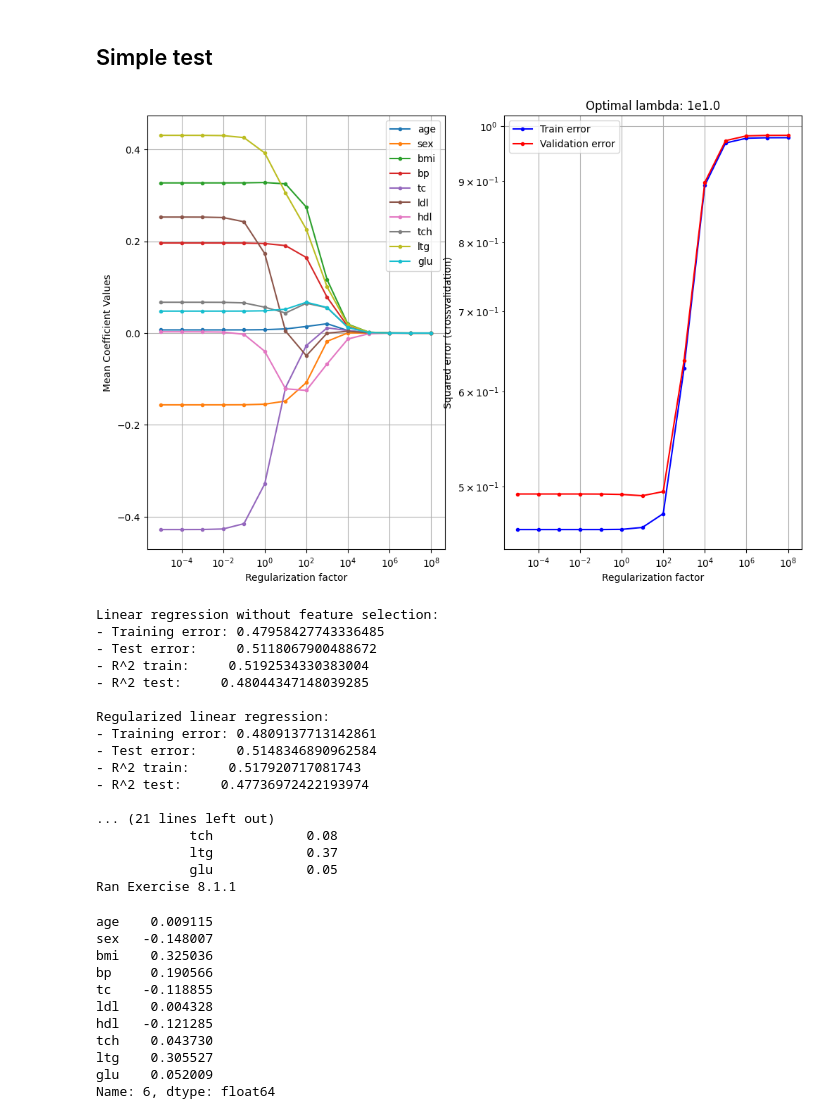
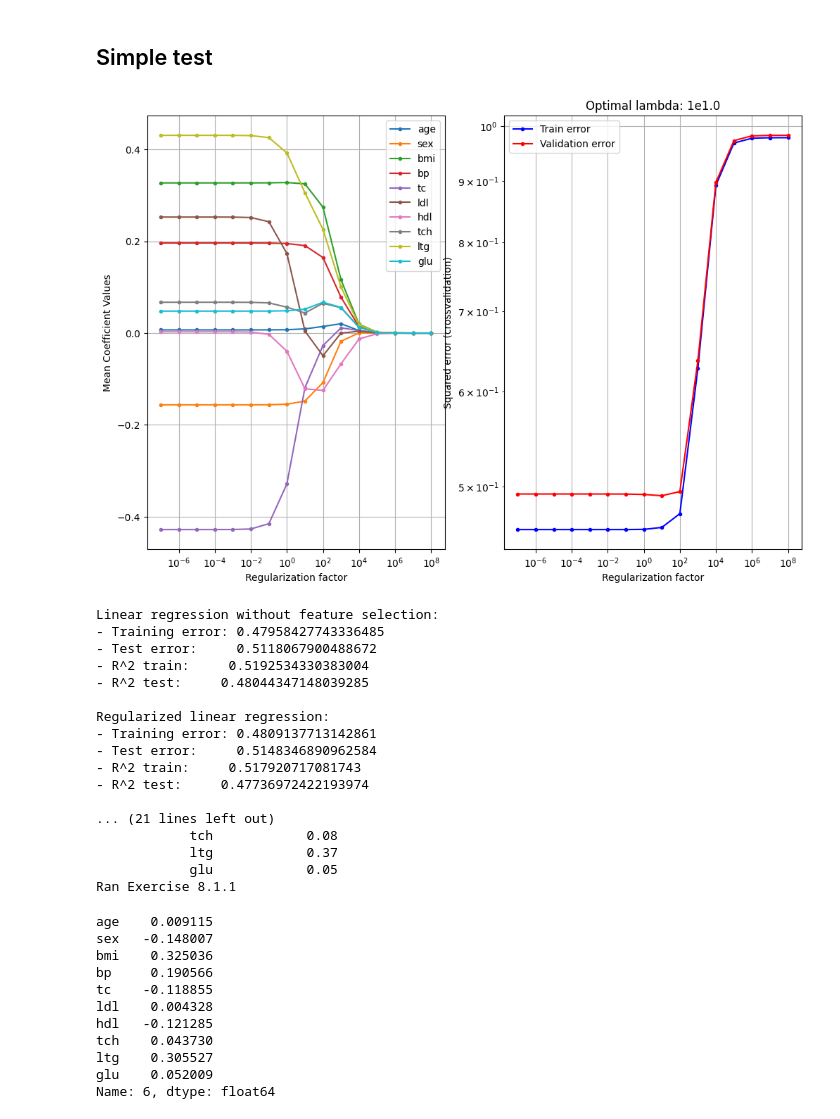
Before and after one commit to vietnhprivat/mldm02450, a Jupyter notebook: src.ipynb, the cells around one changed output. Cells and saved outputs as stored; diff of their text form; code cells hidden in the pictures.

```diff
--- a/src.ipynb
+++ b/src.ipynb
@@ -65,7 +65,7 @@ CV = model_selection.KFold(K, shuffle=True)
 # CV = model_selection.KFold(K, shuffle=False)
 np.random.seed(2)
 # Values of lambda
-lambdas = np.power(10.0, range(-5, 9))
+lambdas = np.power(10.0, range(-7, 9))
 
 # Initialize variables
 # T = len(lambdas)
@@ -191,34 +191,34 @@ print(
 print("Regularized linear regression:")
 print("- Training error: {0}".format(Error_train_rlr.mean()))
 print("- Test error:     {0}".format(Error_test_rlr.mean()))
 print(
     "- R^2 train:     {0}".format(
         (Error_train_nofeatures.sum() - Error_train_rlr.sum())
         / Error_train_nofeatures.sum()
     )
 )
 print(
     "- R^2 test:     {0}\n".format(
         (Error_test_nofeatures.sum() - Error_test_rlr.sum())
         / Error_test_nofeatures.sum()
     )
 )
 
 print("Weights in last fold:")
 for m in range(M):
     print("{:>15} {:>15}".format(attributeNames[m], np.round(w_rlr[m, -1], 6)))
 
 
 # Compute the mean weights across all folds
 mean_w_rlr = np.mean(w_rlr, axis=1)
 
 # Print the mean weights
 print("Mean weights for optimal lambda across all folds:")
 for m in range(M):
     print("{:>15} {:>15}".format(attributeNames[m], np.round(mean_w_rlr[m], 2)))
 print("Ran Exercise 8.1.1")
 # %% [output]
-[figure, old version]
+[figure, new version]
 Linear regression without feature selection:
 - Training error: 0.47958427743336485
 - Test error:     0.5118067900488672
```
Also changed, not shown: parts of 3 cells of this notebook.
